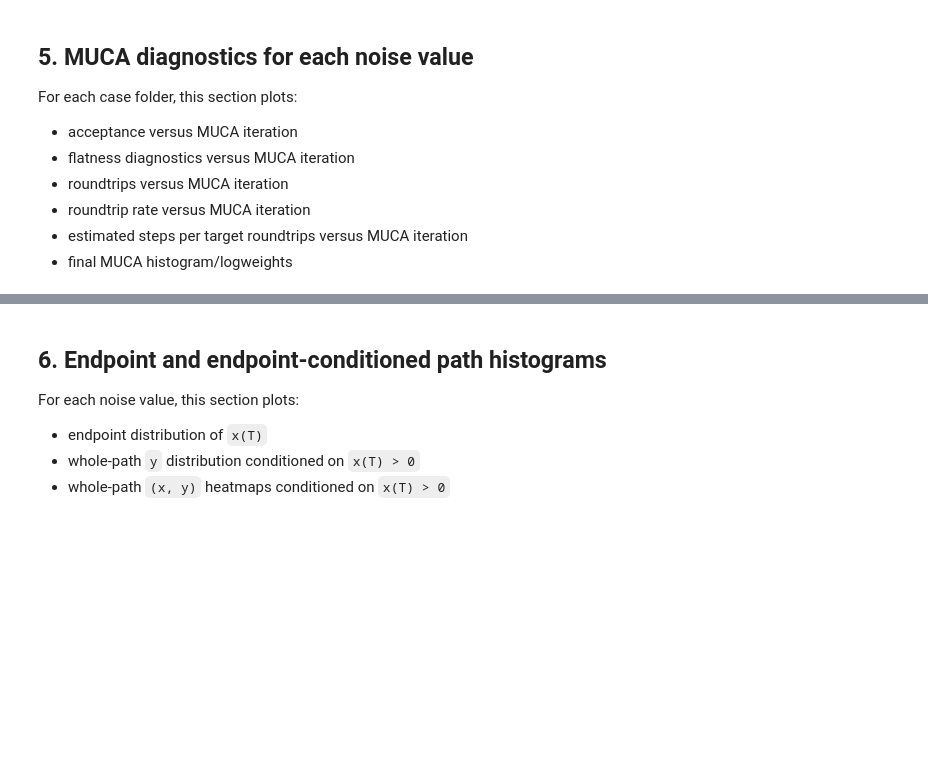
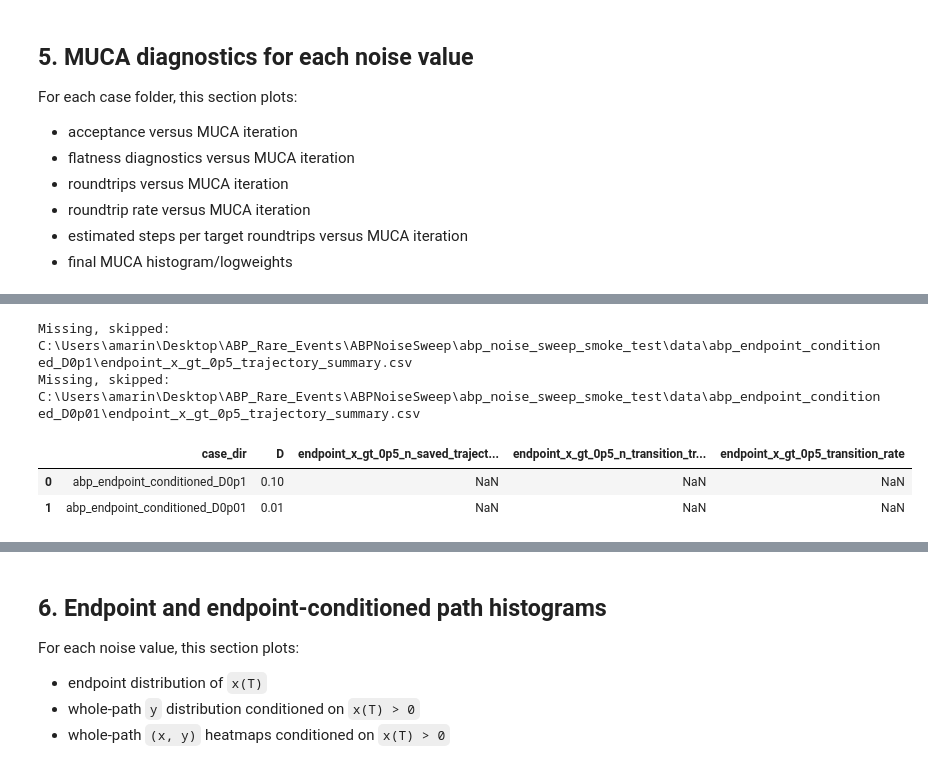
Before and after one commit to MarinCarballo/ABP_Rare_Events, a Jupyter notebook: Plotting/plot_abp_noise_sweep_results.ipynb, the cells around one changed output, grey strips where cells are left out. Drawn from its saved outputs; the diff is of its cells as text; code cells hidden in the pictures; blank space fills up the shorter version.

```diff
--- a/Plotting/plot_abp_noise_sweep_results.ipynb
+++ b/Plotting/plot_abp_noise_sweep_results.ipynb
@@ -333,0 +453,79 @@ for case_dir in case_dirs:
+# %%
+transition_rows = []
+for case_dir in case_dirs:
+    row = read_key_value_csv(case_dir / "case_summary.csv")
+    if not row:
+        continue
+    row["case_dir"] = case_dir.name
+
+    traj_df = read_csv_if_exists(case_dir / "endpoint_x_gt_0p5_trajectory_summary.csv")
+    if traj_df is not None and not traj_df.empty and "trajectory_id" in traj_df.columns:
+        for col in ["trajectory_id", "endpoint_x", "endpoint_y", "unbiased_weight", "point_count", "kept_point_count"]:
+            if col in traj_df.columns:
+                traj_df[col] = pd.to_numeric(traj_df[col], errors="coerce")
+        n_saved = float(len(traj_df))
+        n_trans = float(len(traj_df[np.isfinite(traj_df.get("endpoint_x", np.nan)) & (traj_df["endpoint_x"] > 0.5)]))
+    else:
+        n_saved = pd.to_numeric(pd.Series([row.get("endpoint_x_gt_0p5_n_saved_trajectories", np.nan)]), errors="coerce").iloc[0]
+        n_trans = pd.to_numeric(pd.Series([row.get("endpoint_x_gt_0p5_n_transition_trajectories", np.nan)]), errors="coerce").iloc[0]
+
+    row["endpoint_x_gt_0p5_n_saved_trajectories"] = n_saved
+    row["endpoint_x_gt_0p5_n_transition_trajectories"] = n_trans
+    row["endpoint_x_gt_0p5_transition_rate"] = (n_trans / n_saved) if pd.notna(n_saved) and pd.notna(n_trans) and n_saved > 0 else np.nan
+    transition_rows.append(row)
+
+transition_df = pd.DataFrame(transition_rows)
+if transition_df.empty:
+    print("No transition summary data found.")
+else:
+    for col in ["D", "endpoint_x_gt_0p5_n_saved_trajectories", "endpoint_x_gt_0p5_n_transition_trajectories", "endpoint_x_gt_0p5_transition_rate"]:
+        if col in transition_df.columns:
+            transition_df[col] = pd.to_numeric(transition_df[col], errors="coerce")
+    show_cols = [c for c in ["case_dir", "D", "endpoint_x_gt_0p5_n_saved_trajectories", "endpoint_x_gt_0p5_n_transition_trajectories", "endpoint_x_gt_0p5_transition_rate"] if c in transition_df.columns]
+    display(transition_df[show_cols].sort_values("D", ascending=False))
+
+    valid = finite_df(transition_df, ["D", "endpoint_x_gt_0p5_n_saved_trajectories", "endpoint_x_gt_0p5_n_transition_trajectories", "endpoint_x_gt_0p5_transition_rate"])
+    valid = valid[(valid["D"] > 0) & (valid["endpoint_x_gt_0p5_n_saved_trajectories"] > 0)]
+    if not valid.empty:
+        fig, ax = plt.subplots(figsize=(6.2, 4.2))
+        ax.plot(valid["D"], valid["endpoint_x_gt_0p5_n_transition_trajectories"], marker="o")
+        ax.set_xscale("log")
+        ax.set_xlabel("D")
+        ax.set_ylabel("Transition trajectories")
+        ax.set_title("Transition count vs noise level")
+        ax.grid(True, which="both", alpha=0.3)
+        save_and_maybe_show(fig, "transition_counts_vs_D.png")
+
+        fig, ax = plt.subplots(figsize=(6.2, 4.2))
+        ax.plot(valid["D"], valid["endpoint_x_gt_0p5_transition_rate"], marker="o")
+        ax.set_xscale("log")
+        ax.set_yscale("log")
+        ax.set_xlabel("D")
+        ax.set_ylabel("Transition rate")
+        ax.set_title("Transition rate vs noise level")
+        ax.grid(True, which="both", alpha=0.3)
+        save_and_maybe_show(fig, "transition_rate_vs_D.png")
+
+        fit = fit_transition_law(valid)
+        if fit is not None:
+            print(f"Fit: log r(D) = log A + Barrier / D")
+            print(f"  A = {fit['A']:.6g}")
+            print(f"  Barrier = {fit['Barrier']:.6g}")
+            xs = np.geomspace(valid["D"].min(), valid["D"].max(), 200)
+            fig, ax = plt.subplots(figsize=(6.2, 4.2))
+            ax.plot(valid["D"], valid["endpoint_x_gt_0p5_transition_rate"], marker="o", linestyle="")
+            ax.plot(xs, fit["A"] * np.exp(fit["Barrier"] / xs), linestyle="--", label=f"fit: A exp(Barrier/D)")
+            ax.set_xscale("log")
+            ax.set_yscale("log")
+            ax.set_xlabel("D")
+            ax.set_ylabel("Transition rate")
+            ax.set_title("Transition rate fit")
+            ax.grid(True, which="both", alpha=0.3)
+            ax.legend()
+            save_and_maybe_show(fig, "transition_rate_fit.png")
+# %% [output]
+Missing, skipped: C:\Users\amarin\Desktop\ABP_Rare_Events\ABPNoiseSweep\abp_noise_sweep_smoke_test\data\abp_endpoint_conditioned_D0p1\endpoint_x_gt_0p5_trajectory_summary.csv
+Missing, skipped: C:\Users\amarin\Desktop\ABP_Rare_Events\ABPNoiseSweep\abp_noise_sweep_smoke_test\data\abp_endpoint_conditioned_D0p01\endpoint_x_gt_0p5_trajectory_summary.csv
+|  | case_dir | D | endpoint_x_gt_0p5_n_saved_traject... | endpoint_x_gt_0p5_n_transition_tr... | endpoint_x_gt_0p5_transition_rate |
+| 0 | abp_endpoint_conditioned_D0p1 | 0.10 | NaN | NaN | NaN |
+| 1 | abp_endpoint_conditioned_D0p01 | 0.01 | NaN | NaN | NaN |
```
Also changed, not shown: parts of 9 cells of this notebook, 9 other files.
